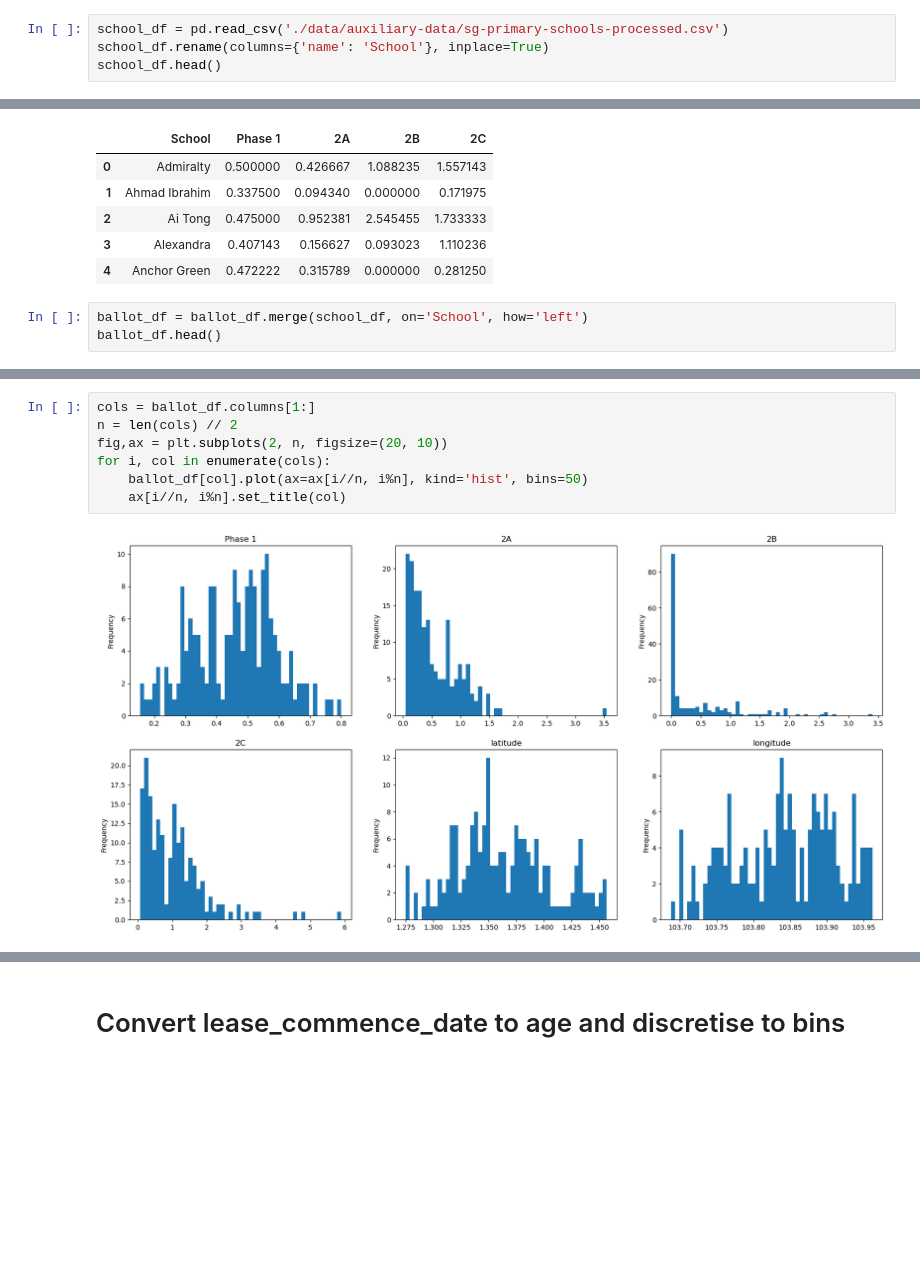
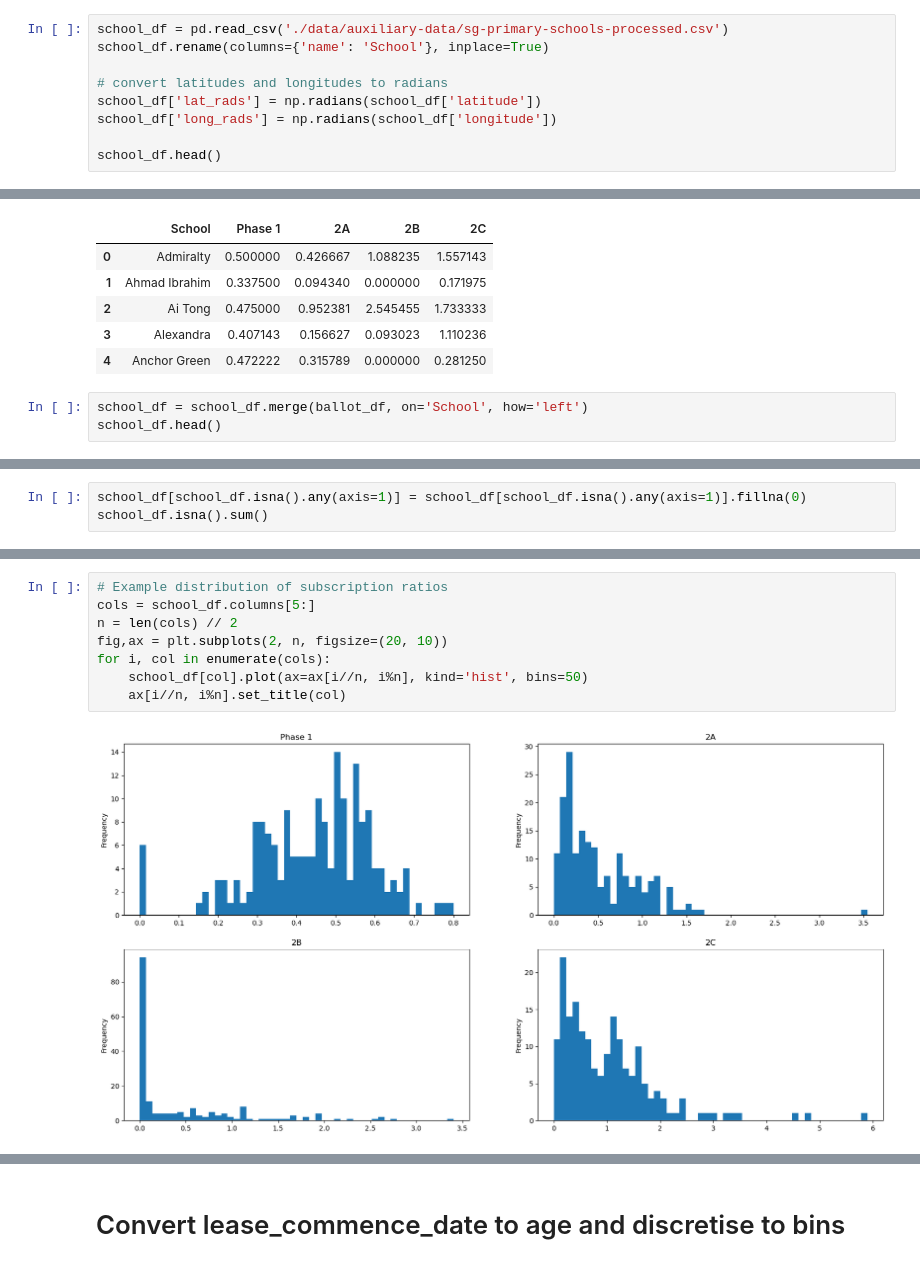
Before and after one commit to luchungi/CS5228, a Jupyter notebook: Feature_Engineering.ipynb, the cells around one changed output, grey strips where cells are left out. Drawn from its saved outputs; the diff is of its cells as text; blank space fills up the shorter version.

Commit message:
School/mall variables + catboost prediction

```diff
--- a/Feature_Engineering.ipynb
+++ b/Feature_Engineering.ipynb
@@ -25,5 +31,10 @@ Number of rows: 59727
 # %%
 school_df = pd.read_csv('./data/auxiliary-data/sg-primary-schools-processed.csv')
 school_df.rename(columns={'name': 'School'}, inplace=True)
+
+# convert latitudes and longitudes to radians
+school_df['lat_rads'] = np.radians(school_df['latitude'])
+school_df['long_rads'] = np.radians(school_df['longitude'])
+
 school_df.head()
 # %% [output]
@@ -44,6 +55,6 @@ ballot_df.head()
 | 3 | Alexandra | 0.407143 | 0.156627 | 0.093023 | 1.110236 |
 | 4 | Anchor Green | 0.472222 | 0.315789 | 0.000000 | 0.281250 |
 # %%
-ballot_df = ballot_df.merge(school_df, on='School', how='left')
-ballot_df.head()
+school_df = school_df.merge(ballot_df, on='School', how='left')
+school_df.head()
 # %% [output]
@@ -55,0 +67,3 @@ ballot_df.head()
+# %%
+school_df[school_df.isna().any(axis=1)] = school_df[school_df.isna().any(axis=1)].fillna(0)
+school_df.isna().sum()
@@ -68,10 +93,11 @@ ballot_df.describe()
 # %%
-cols = ballot_df.columns[1:]
+# Example distribution of subscription ratios
+cols = school_df.columns[5:]
 n = len(cols) // 2
 fig,ax = plt.subplots(2, n, figsize=(20, 10))
 for i, col in enumerate(cols):
-    ballot_df[col].plot(ax=ax[i//n, i%n], kind='hist', bins=50)
+    school_df[col].plot(ax=ax[i//n, i%n], kind='hist', bins=50)
     ax[i//n, i%n].set_title(col)
 # %% [output]
-[figure, old version]
+[figure, new version]
 # %%
```
Also changed, not shown: parts of 21 cells of this notebook.
